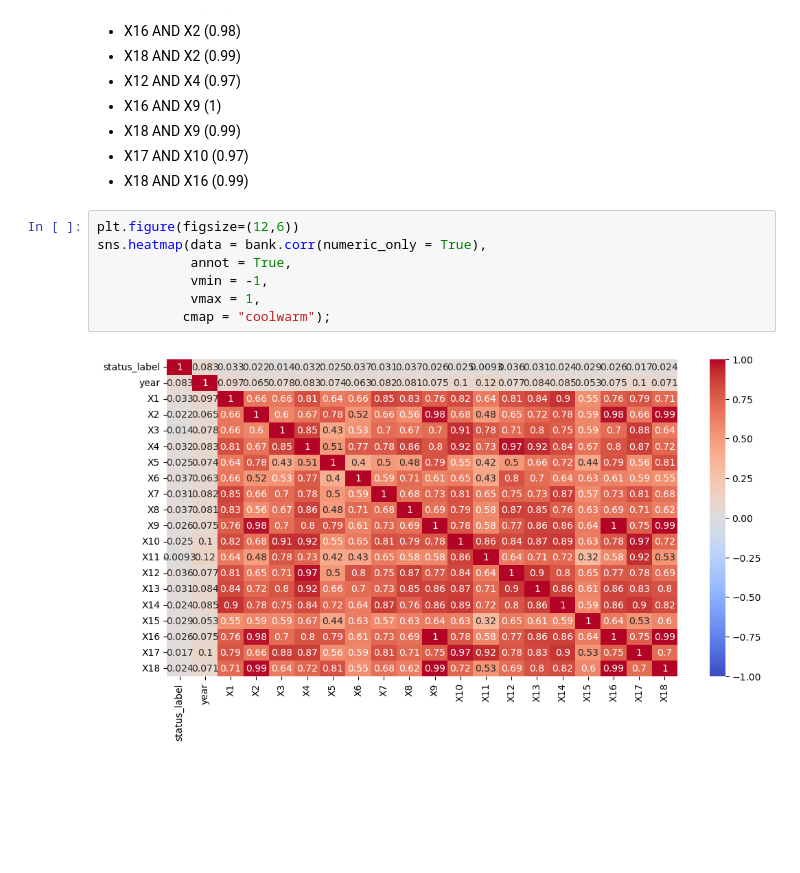
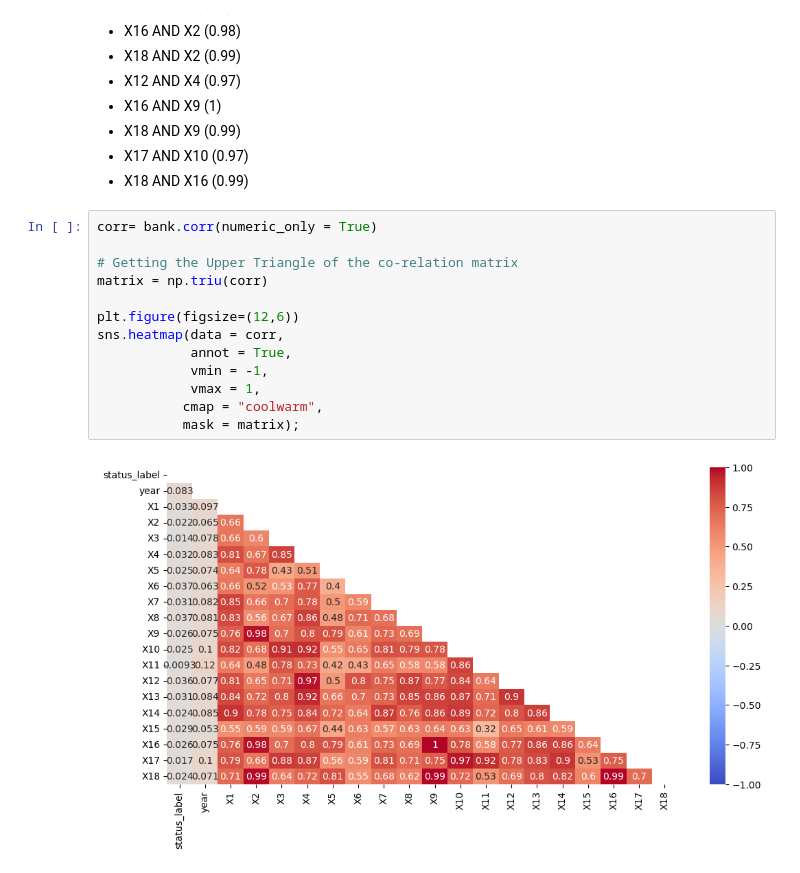
Before and after one commit to patelbb14/Project-5---Predicting-US-Company-Bankruptcy, a Jupyter notebook: 01_Data_Cleaning_and_EDA_vBinita.ipynb, the cells around one changed output. Cells and saved outputs as stored; diff of their text form; blank space fills up the shorter version.

```diff
--- a/01_Data_Cleaning_and_EDA_vBinita.ipynb
+++ b/01_Data_Cleaning_and_EDA_vBinita.ipynb
@@ -345,11 +345,17 @@ plt.title('Distribution of Status Label');
 - X17 AND X10 (0.97)
 - X18 AND X16 (0.99)
 # %%
+corr= bank.corr(numeric_only = True)
+
+# Getting the Upper Triangle of the co-relation matrix
+matrix = np.triu(corr)
+
 plt.figure(figsize=(12,6))
-sns.heatmap(data = bank.corr(numeric_only = True),
+sns.heatmap(data = corr,
             annot = True,
             vmin = -1,
             vmax = 1,
-           cmap = "coolwarm");
+           cmap = "coolwarm",
+           mask = matrix);
 # %% [output]
-[figure, old version]
+[figure, new version]
```
